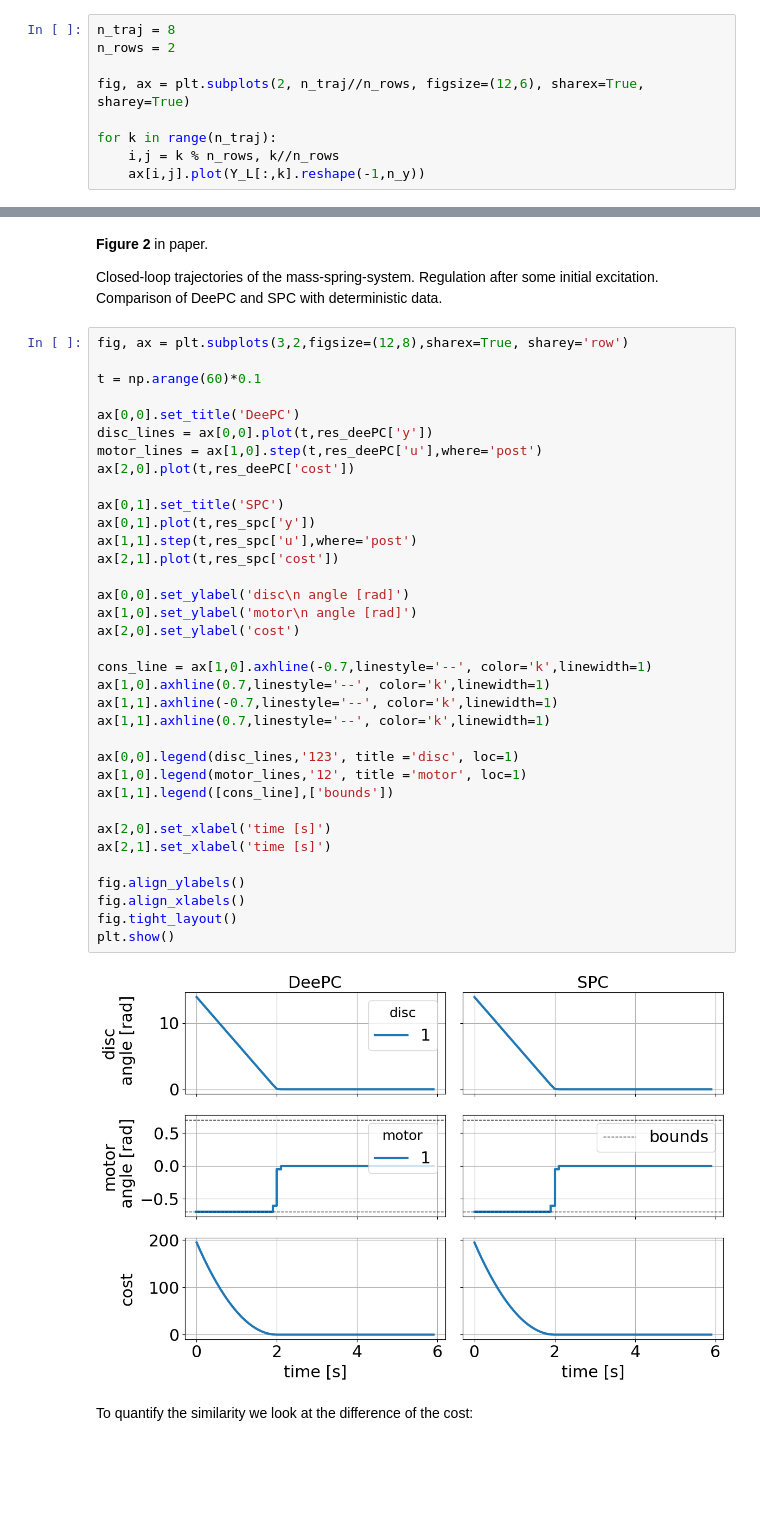
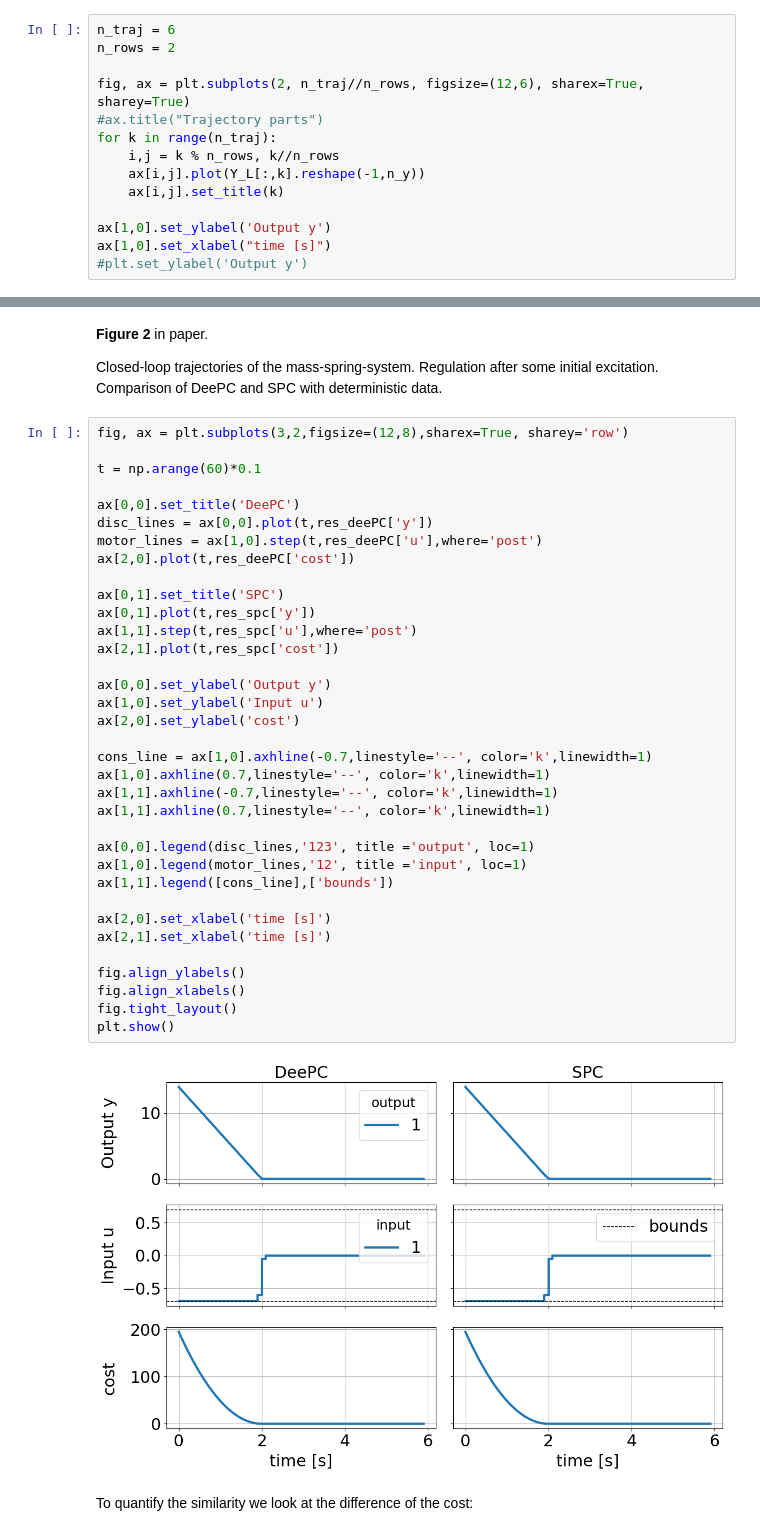
Before and after one commit to kogedi/ModelPredictiveControl, a Jupyter notebook: Assignments/Paper_Discussion/DeePC_Perspective-main/ECC2021/res_01_woNoise.ipynb, the cells around one changed output, grey strips where cells are left out. Drawn from its saved outputs; the diff is of its cells as text; blank space fills up the shorter version.

```diff
--- a/Assignments/Paper_Discussion/DeePC_Perspective-main/ECC2021/res_01_woNoise.ipynb
+++ b/Assignments/Paper_Discussion/DeePC_Perspective-main/ECC2021/res_01_woNoise.ipynb
@@ -183,12 +187,17 @@ Y_Tini, Y_N = np.split(Y_L, [n_y*T_ini],axis=0)
 # %% [markdown]
 Here are some of the sampled trajectories:
 # %%
-n_traj = 8
+n_traj = 6
 n_rows = 2
 
 fig, ax = plt.subplots(2, n_traj//n_rows, figsize=(12,6), sharex=True, sharey=True)
-
+#ax.title("Trajectory parts")
 for k in range(n_traj):
     i,j = k % n_rows, k//n_rows
     ax[i,j].plot(Y_L[:,k].reshape(-1,n_y))
+    ax[i,j].set_title(k)
+
+ax[1,0].set_ylabel('Output y')
+ax[1,0].set_xlabel("time [s]")
+#plt.set_ylabel('Output y')
 # %% [output]
@@ -603,38 +614,38 @@ fig, ax = plt.subplots(3,2,figsize=(12,8),sharex=True, sharey='row')
 
 t = np.arange(60)*0.1
 
 ax[0,0].set_title('DeePC')
 disc_lines = ax[0,0].plot(t,res_deePC['y'])
 motor_lines = ax[1,0].step(t,res_deePC['u'],where='post')
 ax[2,0].plot(t,res_deePC['cost'])
 
 ax[0,1].set_title('SPC')
 ax[0,1].plot(t,res_spc['y'])
 ax[1,1].step(t,res_spc['u'],where='post')
 ax[2,1].plot(t,res_spc['cost'])
 
-ax[0,0].set_ylabel('disc\n angle [rad]')
-ax[1,0].set_ylabel('motor\n angle [rad]')
+ax[0,0].set_ylabel('Output y')
+ax[1,0].set_ylabel('Input u')
 ax[2,0].set_ylabel('cost')
 
 cons_line = ax[1,0].axhline(-0.7,linestyle='--', color='k',linewidth=1)
 ax[1,0].axhline(0.7,linestyle='--', color='k',linewidth=1)
 ax[1,1].axhline(-0.7,linestyle='--', color='k',linewidth=1)
 ax[1,1].axhline(0.7,linestyle='--', color='k',linewidth=1)
 
-ax[0,0].legend(disc_lines,'123', title ='disc', loc=1)
-ax[1,0].legend(motor_lines,'12', title ='motor', loc=1)
+ax[0,0].legend(disc_lines,'123', title ='output', loc=1)
+ax[1,0].legend(motor_lines,'12', title ='input', loc=1)
 ax[1,1].legend([cons_line],['bounds'])
 
 ax[2,0].set_xlabel('time [s]')
 ax[2,1].set_xlabel('time [s]')
 
 fig.align_ylabels()
 fig.align_xlabels()
 fig.tight_layout()
 plt.show()
 # %% [output]
-[figure, old version]
+[figure, new version]
 # %% [markdown]
 To quantify the similarity we look at the difference of the cost:
 # %%
```
Also changed, not shown: parts of 7 cells of this notebook, 3 other files.
